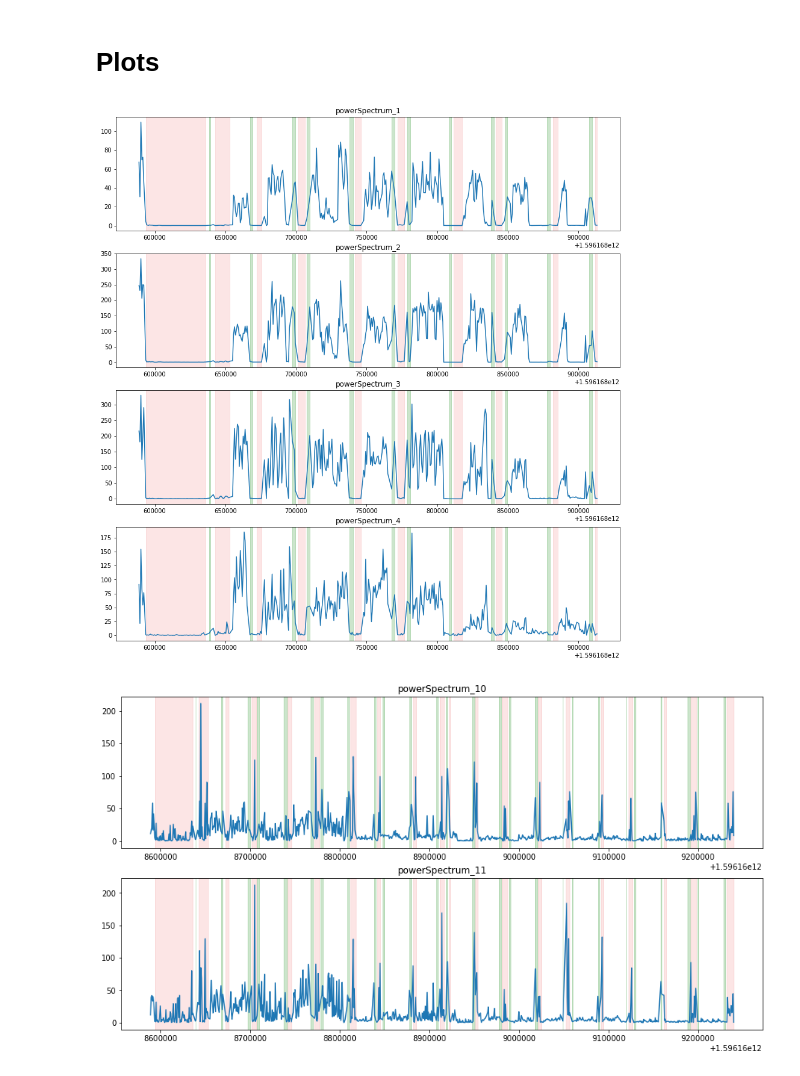
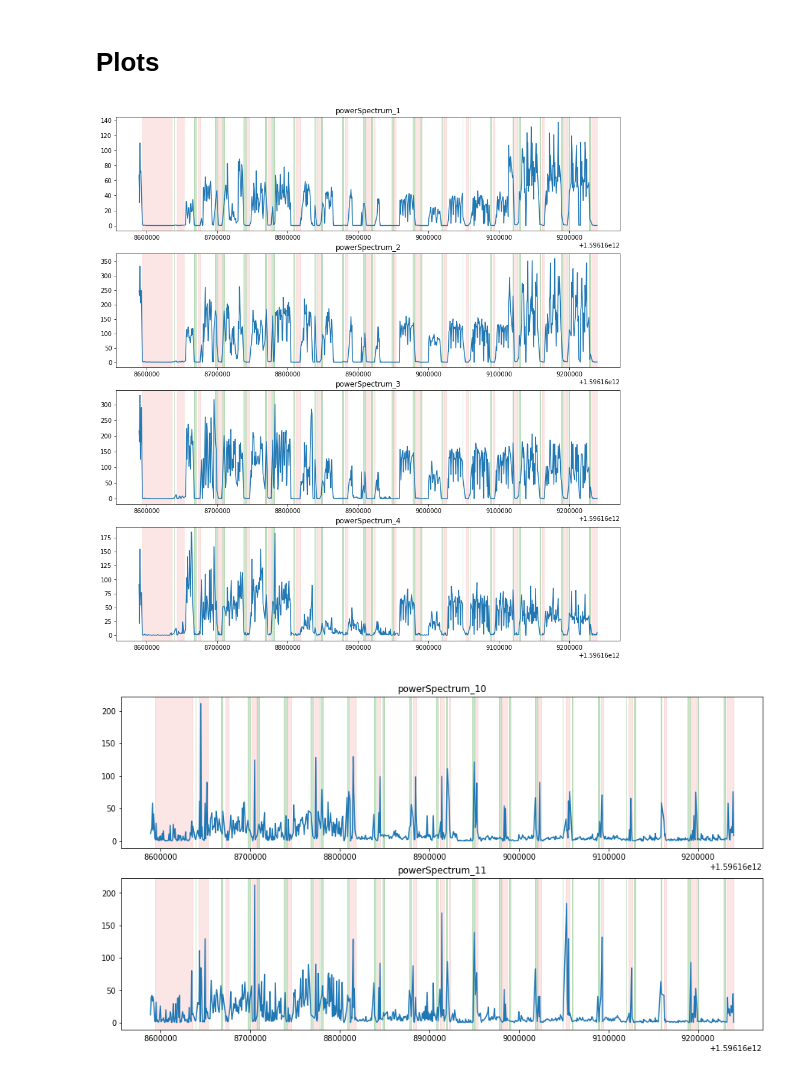
Before and after one commit to tintinp/chloe-ting-extension, a Jupyter notebook: machine-learning/data_plotter.ipynb, the cells around one changed output. Drawn from its saved outputs; the diff is of its cells as text; code cells hidden in the pictures.

```diff
--- a/machine-learning/data_plotter.ipynb
+++ b/machine-learning/data_plotter.ipynb
@@ -103,14 +103,14 @@ def plotFeature(sub_part, divide_factor, feature, delta, feature_name):
 # %% [markdown]
 # Plots
 # %%
-PS_DIVIDE_FACTOR = 2
+PS_DIVIDE_FACTOR = 1
 PS_PART = 1
 start_bin = 1
 end_bin = 4
 
 plotFeatureArray(PS_PART, PS_DIVIDE_FACTOR, start_bin, end_bin, FEATURES['POWER_SPECTRUM'])
 # %% [output]
-[figure, old version]
+[figure, new version]
 # %%
 PS_DIVIDE_FACTOR = 1
 PS_PART = 1
```
Also changed, not shown: parts of 1 cell of this notebook, 3 other files.
